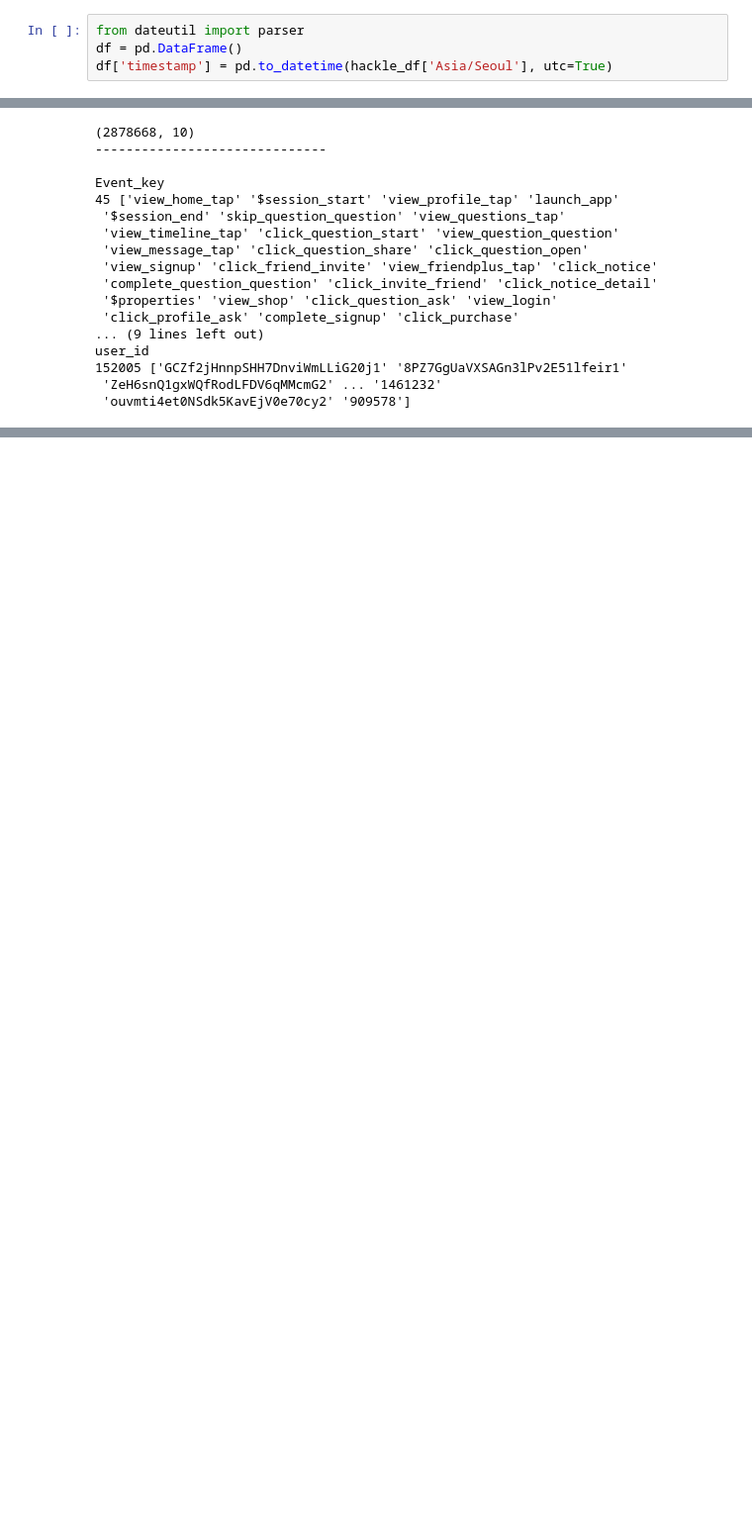
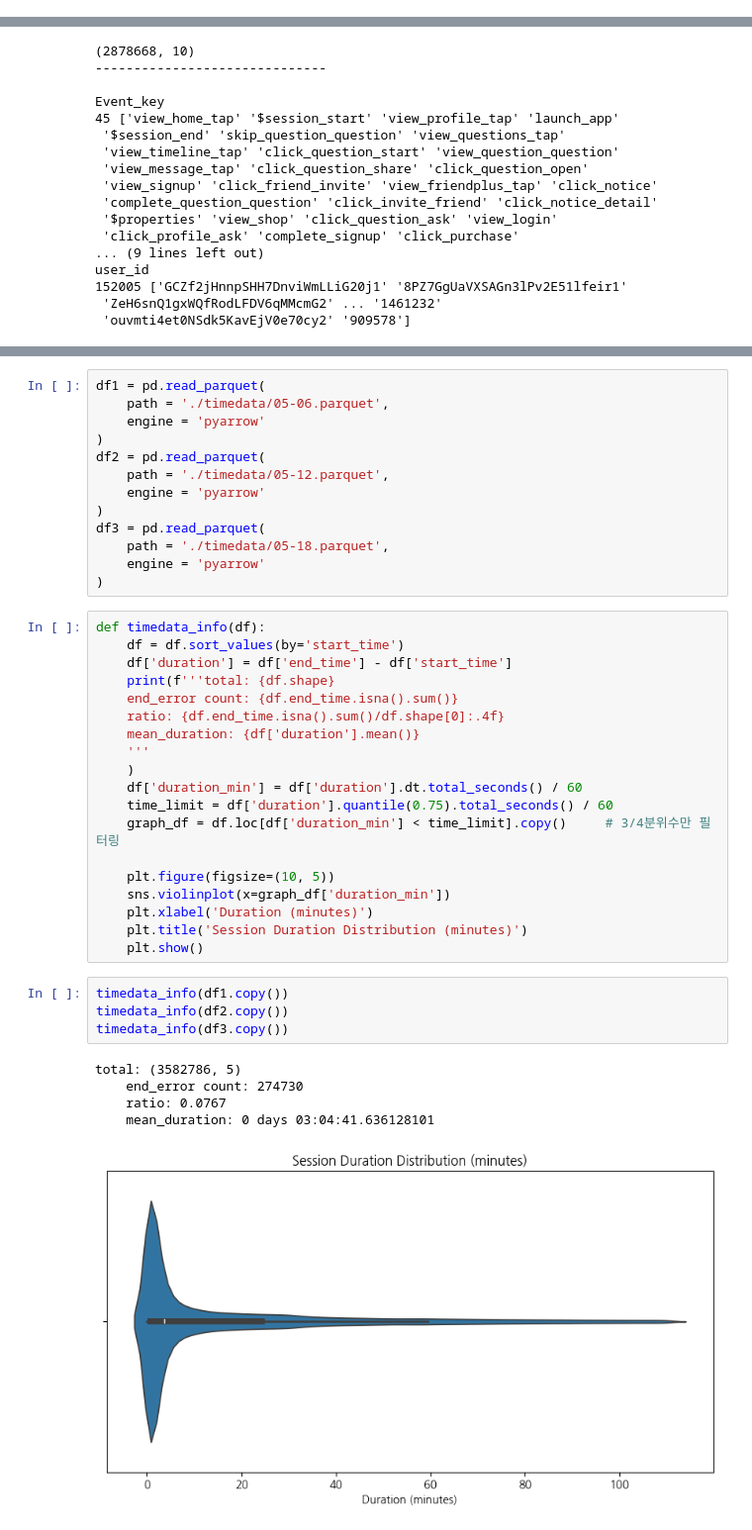
Before and after one commit to saeraniren/advanced_project, a Jupyter notebook: project4.ipynb, the cells around one changed output, grey strips where cells are left out. Shown at 99% size. Drawn from its saved outputs; the diff is of its cells as text; blank space fills up the shorter version.

```diff
--- a/project4.ipynb
+++ b/project4.ipynb
@@ -1221,7 +1030,3 @@ hackle_df['Asia/Seoul'] = dr.iso_time(hackle_df['Asia/Seoul'])
-# %%
-from dateutil import parser
-df = pd.DataFrame()
-df['timestamp'] = pd.to_datetime(hackle_df['Asia/Seoul'], utc=True)
 # %% [markdown]
 ## 05-12
 # %%
@@ -1512,0 +1340,42 @@ user_id
+# %%
+df1 = pd.read_parquet(
+    path = './timedata/05-06.parquet',
+    engine = 'pyarrow'
+)
+df2 = pd.read_parquet(
+    path = './timedata/05-12.parquet',
+    engine = 'pyarrow'
+)
+df3 = pd.read_parquet(
+    path = './timedata/05-18.parquet',
+    engine = 'pyarrow'
+)
+# %%
+def timedata_info(df):
+    df = df.sort_values(by='start_time')
+    df['duration'] = df['end_time'] - df['start_time']
+    print(f'''total: {df.shape}
+    end_error count: {df.end_time.isna().sum()}
+    ratio: {df.end_time.isna().sum()/df.shape[0]:.4f}
+    mean_duration: {df['duration'].mean()}
+    '''
+    )
+    df['duration_min'] = df['duration'].dt.total_seconds() / 60
+    time_limit = df['duration'].quantile(0.75).total_seconds() / 60
+    graph_df = df.loc[df['duration_min'] < time_limit].copy()     # 3/4분위수만 필터링
+
+    plt.figure(figsize=(10, 5))
+    sns.violinplot(x=graph_df['duration_min'])
+    plt.xlabel('Duration (minutes)')
+    plt.title('Session Duration Distribution (minutes)')
+    plt.show()
+# %%
+timedata_info(df1.copy())
+timedata_info(df2.copy())
+timedata_info(df3.copy())
+# %% [output]
+total: (3582786, 5)
+    end_error count: 274730
+    ratio: 0.0767
+    mean_duration: 0 days 03:04:41.636128101
+[figure, added]
```
Also changed, not shown: parts of 13 cells of this notebook.
